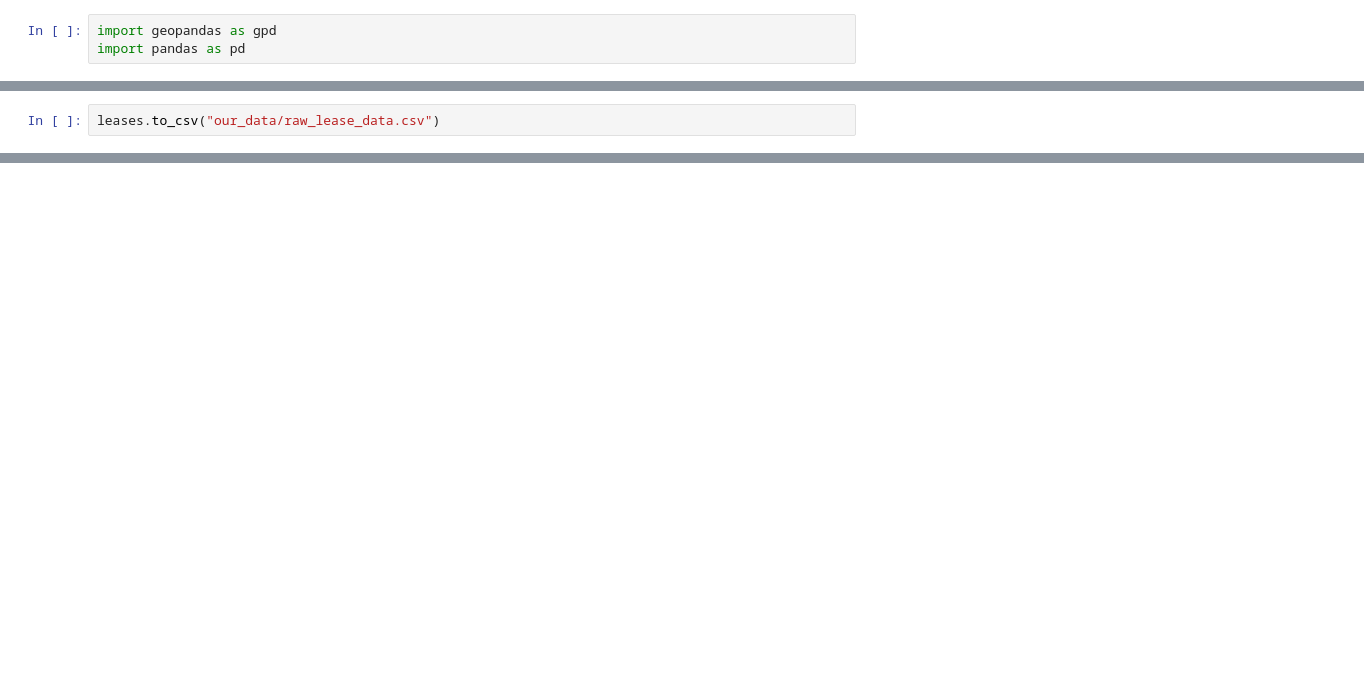
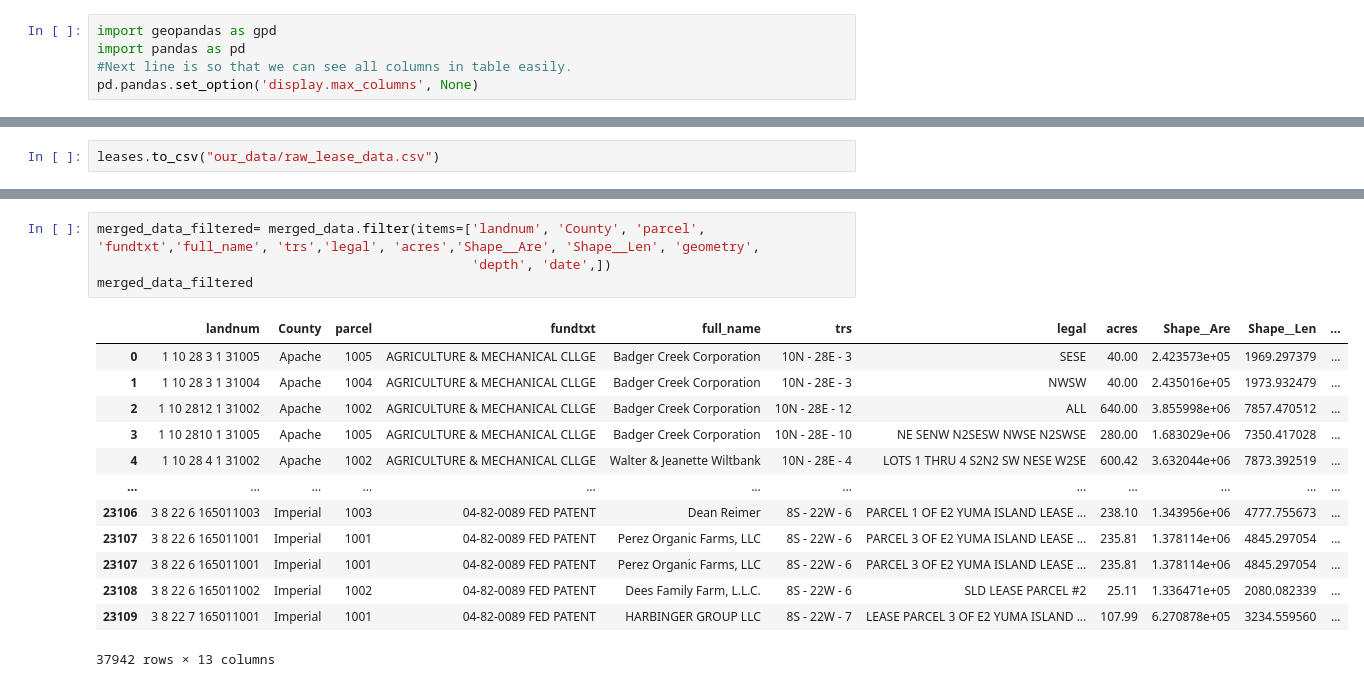
Before and after one commit to liamlindeman/liam-science-fair, a Jupyter notebook: preprocessing.ipynb, the cells around one changed output, grey strips where cells are left out. Drawn from its saved outputs; the diff is of its cells as text; blank space fills up the shorter version.

```diff
--- a/preprocessing.ipynb
+++ b/preprocessing.ipynb
@@ -1,6 +1,8 @@
 # %%
 import geopandas as gpd
 import pandas as pd
+#Next line is so that we can see all columns in table easily.
+pd.pandas.set_option('display.max_columns', None)
 # %%
 leases = gpd.read_file("raw_data/ASLD_-_State_Trust_Parcels/ASLD_-_State_Trust_Parcels.shp")
 leases.info()
@@ -85,0 +150,18 @@ print(Sumacres)
+# %%
+merged_data_filtered= merged_data.filter(items=['landnum', 'County', 'parcel', 'fundtxt','full_name', 'trs','legal', 'acres','Shape__Are', 'Shape__Len', 'geometry',
+                                                'depth', 'date',])
+merged_data_filtered
+# %% [output]
+|  | landnum | County | parcel | fundtxt | full_name | trs | legal | acres | Shape__Are | Shape__Len | ... |
+| 0 | 1 10 28 3 1 31005 | Apache | 1005 | AGRICULTURE & MECHANICAL CLLGE | Badger Creek Corporation | 10N - 28E - 3 | SESE | 40.00 | 2.423573e+05 | 1969.297379 | ... |
+| 1 | 1 10 28 3 1 31004 | Apache | 1004 | AGRICULTURE & MECHANICAL CLLGE | Badger Creek Corporation | 10N - 28E - 3 | NWSW | 40.00 | 2.435016e+05 | 1973.932479 | ... |
+| 2 | 1 10 2812 1 31002 | Apache | 1002 | AGRICULTURE & MECHANICAL CLLGE | Badger Creek Corporation | 10N - 28E - 12 | ALL | 640.00 | 3.855998e+06 | 7857.470512 | ... |
+| 3 | 1 10 2810 1 31005 | Apache | 1005 | AGRICULTURE & MECHANICAL CLLGE | Badger Creek Corporation | 10N - 28E - 10 | NE SENW N2SESW NWSE N2SWSE | 280.00 | 1.683029e+06 | 7350.417028 | ... |
+| 4 | 1 10 28 4 1 31002 | Apache | 1002 | AGRICULTURE & MECHANICAL CLLGE | Walter & Jeanette Wiltbank | 10N - 28E - 4 | LOTS 1 THRU 4 S2N2 SW NESE W2SE | 600.42 | 3.632044e+06 | 7873.392519 | ... |
+| ... | ... | ... | ... | ... | ... | ... | ... | ... | ... | ... | ... |
+| 23106 | 3 8 22 6 165011003 | Imperial | 1003 | 04-82-0089 FED PATENT | Dean Reimer | 8S - 22W - 6 | PARCEL 1 OF E2 YUMA ISLAND LEASE ... | 238.10 | 1.343956e+06 | 4777.755673 | ... |
+| 23107 | 3 8 22 6 165011001 | Imperial | 1001 | 04-82-0089 FED PATENT | Perez Organic Farms, LLC | 8S - 22W - 6 | PARCEL 3 OF E2 YUMA ISLAND LEASE ... | 235.81 | 1.378114e+06 | 4845.297054 | ... |
+| 23107 | 3 8 22 6 165011001 | Imperial | 1001 | 04-82-0089 FED PATENT | Perez Organic Farms, LLC | 8S - 22W - 6 | PARCEL 3 OF E2 YUMA ISLAND LEASE ... | 235.81 | 1.378114e+06 | 4845.297054 | ... |
+| 23108 | 3 8 22 6 165011002 | Imperial | 1002 | 04-82-0089 FED PATENT | Dees Family Farm, L.L.C. | 8S - 22W - 6 | SLD LEASE PARCEL #2 | 25.11 | 1.336471e+05 | 2080.082339 | ... |
+| 23109 | 3 8 22 7 165011001 | Imperial | 1001 | 04-82-0089 FED PATENT | HARBINGER GROUP LLC | 8S - 22W - 7 | LEASE PARCEL 3 OF E2 YUMA ISLAND ... | 107.99 | 6.270878e+05 | 3234.559560 | ... |
+37942 rows × 13 columns
```
Also changed, not shown: parts of 43 cells of this notebook.
